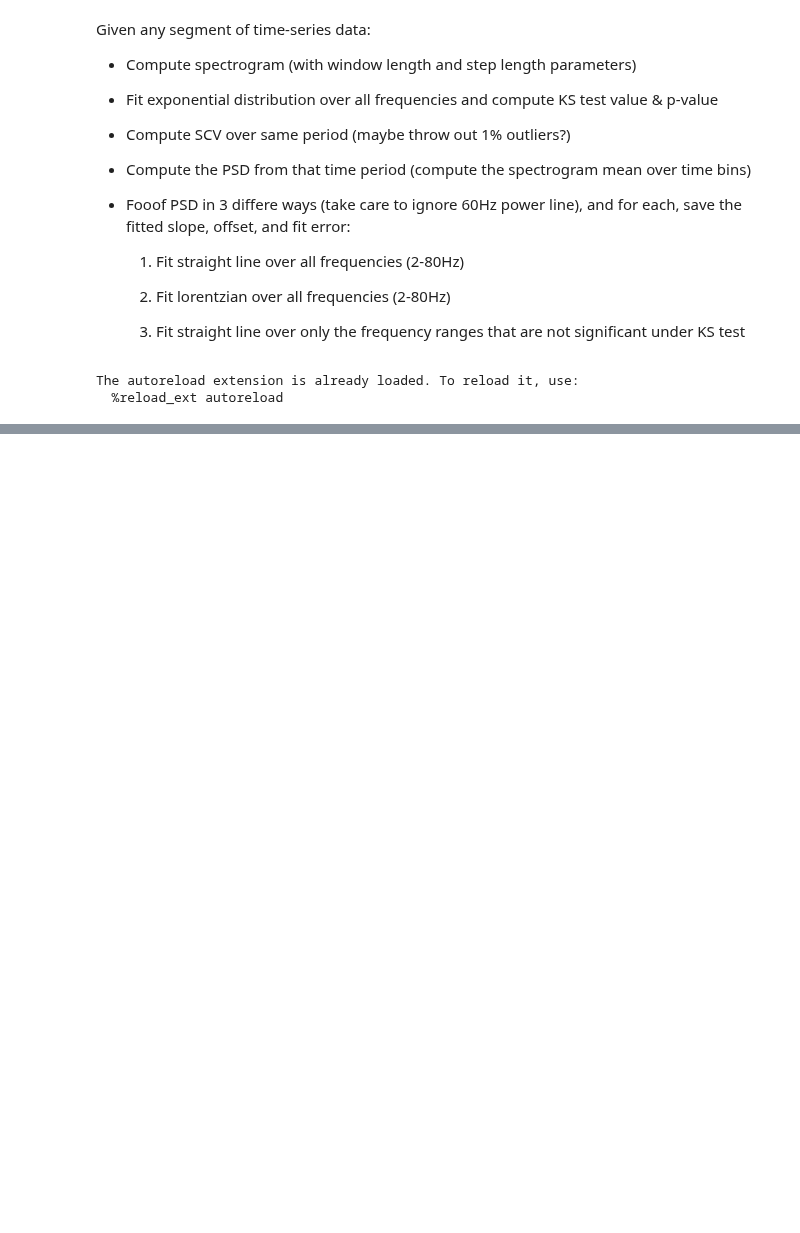
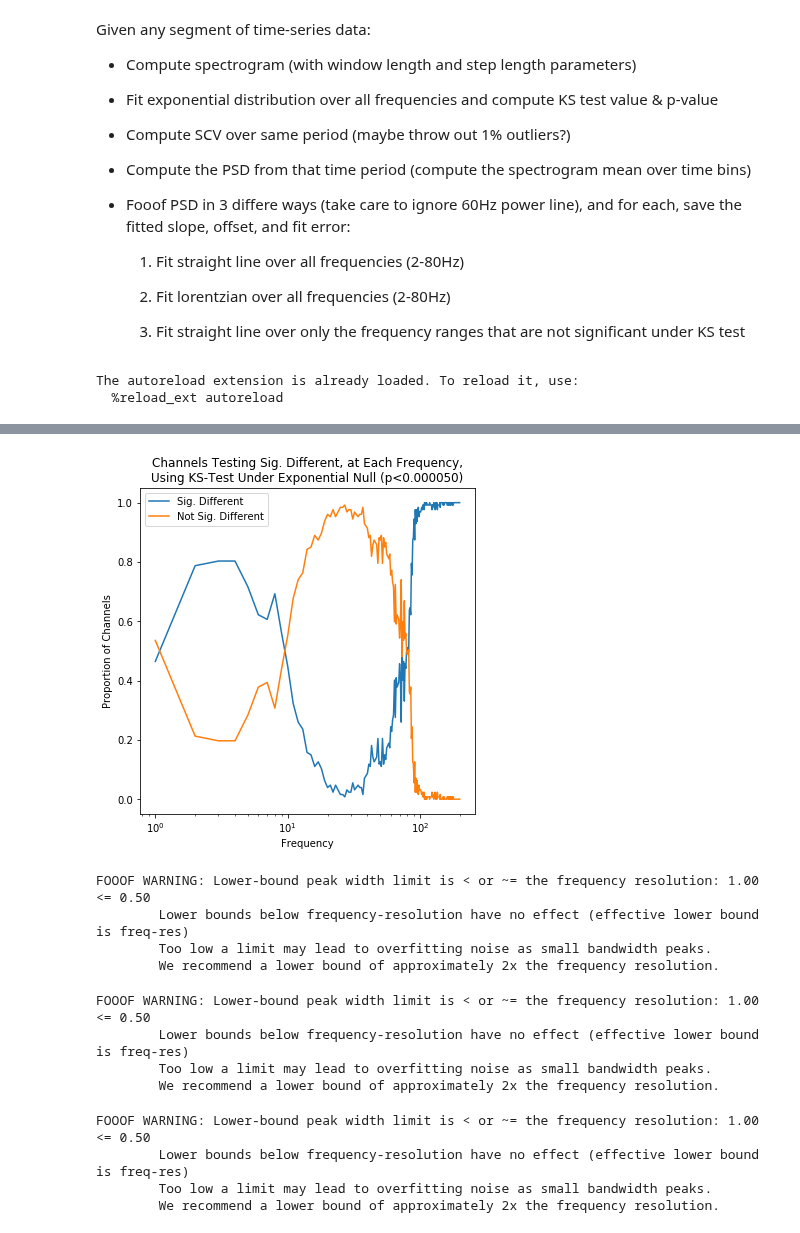
Before and after one commit to voytekresearch/SpectralCA, a Jupyter notebook: individual_notes/analysis_pipeline.ipynb, the cells around one changed output, grey strips where cells are left out. Saved outputs shown, nothing was run; the diff lists cells and outputs as text; code cells hidden in the pictures; blank space fills up the shorter version.

```diff
--- a/individual_notes/analysis_pipeline.ipynb
+++ b/individual_notes/analysis_pipeline.ipynb
@@ -78,0 +86,49 @@ plt.plot(lfpca.f_axis, np.ones_like(lfpca.f_axis)*0.01/len(lfpca.f_axis), 'r--')
+# %%
+sig_thres = sig_alpha/len(nt_lfpca.f_axis)
+bins = [0,sig_thres,1]
+plt.figure(figsize=(6,6))
+hs = np.array([np.histogram(nt_lfpca.ks_pvals[:,freq], bins)[0] for freq in range(len(nt_lfpca.f_axis))])
+plt.semilogx(nt_lfpca.f_axis,hs/nt_lfpca.numchan)
+plt.xlabel('Frequency')
+plt.ylabel('Proportion of Channels')
+plt.legend(('Sig. Different','Not Sig. Different'))
+plt.title('Channels Testing Sig. Different, at Each Frequency,\nUsing KS-Test Under Exponential Null (p<%f)'%sig_thres);
+# %% [output]
+[figure, added]
+# %%
+# fit straight line
+fg = FOOOFGroup(background_mode='fixed')
+freq_range = [3,100]
+fg.fit(nt_lfpca.f_axis, nt_lfpca.psd, freq_range)
+linear_bg_params = [r.background_params for r in fg.get_results()]
+linear_r2 = [r.r_squared for r in fg.get_results()]
+# %% [output]
+FOOOF WARNING: Lower-bound peak width limit is < or ~= the frequency resolution: 1.00 <= 0.50
+        Lower bounds below frequency-resolution have no effect (effective lower bound is freq-res)
+        Too low a limit may lead to overfitting noise as small bandwidth peaks.
+        We recommend a lower bound of approximately 2x the frequency resolution.
+# %%
+# fit lorentzian
+fg = FOOOFGroup(background_mode='knee')
+freq_range = [3,100]
+fg.fit(nt_lfpca.f_axis, nt_lfpca.psd, freq_range)
+lz_bg_params = [r.background_params for r in fg.get_results()]
+lz_r2 = [r.r_squared for r in fg.get_results()]
+# %% [output]
+FOOOF WARNING: Lower-bound peak width limit is < or ~= the frequency resolution: 1.00 <= 0.50
+        Lower bounds below frequency-resolution have no effect (effective lower bound is freq-res)
+        Too low a limit may lead to overfitting noise as small bandwidth peaks.
+        We recommend a lower bound of approximately 2x the frequency resolution.
+# %%
+# fit line over "noise" region
+# fit lorentzian
+fg = FOOOFGroup(background_mode='fixed')
+freq_range = [30,70]
+fg.fit(nt_lfpca.f_axis, nt_lfpca.psd, freq_range)
+noise_bg_params = [r.background_params for r in fg.get_results()]
+noise_r2 = [r.r_squared for r in fg.get_results()]
+# %% [output]
+FOOOF WARNING: Lower-bound peak width limit is < or ~= the frequency resolution: 1.00 <= 0.50
+        Lower bounds below frequency-resolution have no effect (effective lower bound is freq-res)
+        Too low a limit may lead to overfitting noise as small bandwidth peaks.
+        We recommend a lower bound of approximately 2x the frequency resolution.
```
Also changed, not shown: parts of 12 cells of this notebook, 1 other file.
